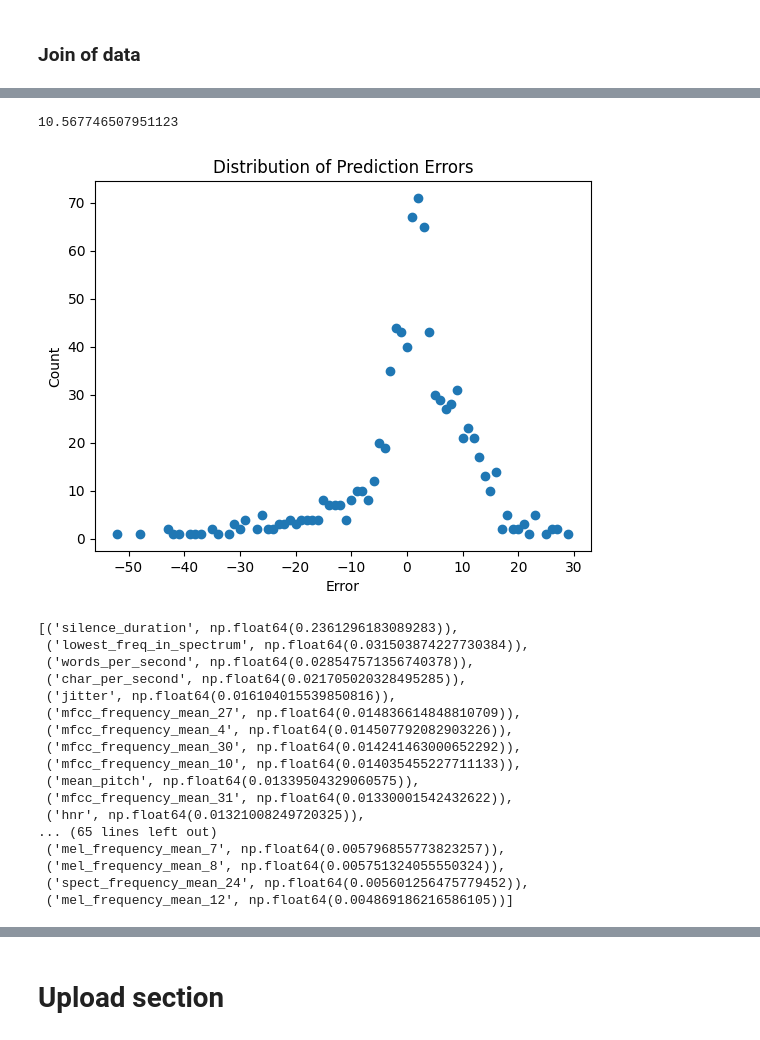
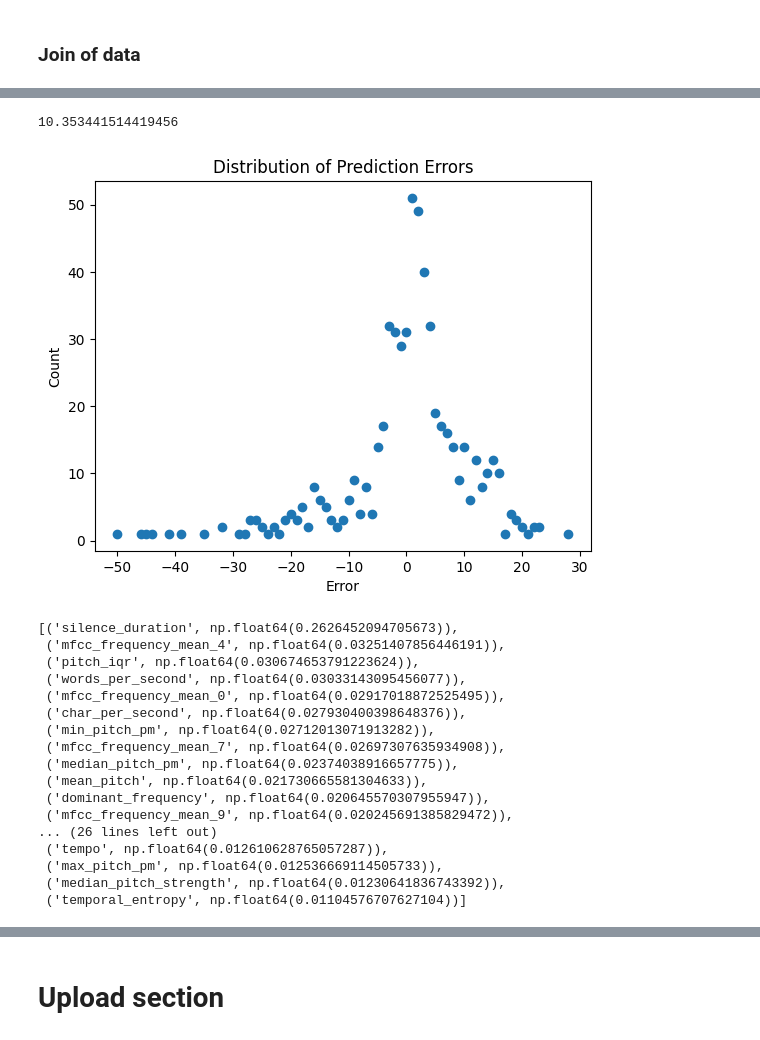
Before and after one commit to OTOTOTO02/Data-Science-Lab-process-and-methods-2024-25-WInter-Assignment, a Jupyter notebook: main.ipynb, the cells around one changed output, grey strips where cells are left out. Cells and saved outputs as stored; diff of their text form; code cells hidden in the pictures.

```diff
--- a/main.ipynb
+++ b/main.ipynb
@@ -1967,7 +1982,7 @@ X_train_val_df = step4_dev_norm_df.copy()
 
 forest = RandomForestRegressor(n_estimators=300, n_jobs=5, random_state=341967)
 
-X_train, X_val, y_train, y_val = train_test_split(X_train_val_df, ages_df, test_size=0.3, shuffle=True, random_state=341967)
+X_train, X_val, y_train, y_val = train_test_split(X_train_val_df, ages_df, test_size=0.2, shuffle=True, random_state=341967)
 
 forest.fit(X_train, y_train)
 y_pred = forest.predict(X_val)
@@ -2022,11 +2118,9 @@ imps
 # %%
-print(sum([imp for f, imp in imps[:81]]))
+print(sum([imp for f, imp in imps[:46]]))
 
-mean_imps = np.mean([imp for f, imp in imps])
-
-print(len([f for f, imp in imps if imp > mean_imps]))
-
-drop_features = [f for f,imp in imps[81:]]
+drop_features = [f for f,imp in imps[46:]]
+drop_features.remove('gender')
+print(len(drop_features))
 # drop_features.append('audio_length')
 drop_features
 # %% [output]
@@ -2058,19 +2141,19 @@ step4_eval_pruned_df = step4_eval_norm_df.drop(columns=drop_features, axis=1)
 # %%
 # let us try remove them
 X_train_val_df = step4_dev_pruned_df.copy()
 X_train_val_df = X_train_val_df
 
 forest_pruned = RandomForestRegressor(n_estimators=300, n_jobs=5, random_state=341967)
 
-X_train, X_val, y_train, y_val = train_test_split(X_train_val_df, ages_df, test_size=0.3, shuffle=True, random_state=341967)
+X_train, X_val, y_train, y_val = train_test_split(X_train_val_df, ages_df, test_size=0.2, shuffle=True, random_state=341967)
 
 forest_pruned.fit(X_train, y_train)
 y_pred = forest_pruned.predict(X_val)
 
 display(root_mean_squared_error(y_val, y_pred))
 
 _ = plot_error_distripution(y_pred, y_val, 0)
 #10.186472864996084
 # %% [output]
-10.567746507951123
+10.353441514419456
-[figure, old version]
+[figure, new version]
@@ -2077,23 +2168,23 @@ _ = plot_error_distripution(y_pred, y_val, 0)
 # %%
 sorted(zip(forest_pruned.feature_names_in_, forest_pruned.feature_importances_), key=lambda x:x[1] , reverse=True)
 # %% [output]
-[('silence_duration', np.float64(0.2361296183089283)),
- ('lowest_freq_in_spectrum', np.float64(0.031503874227730384)),
- ('words_per_second', np.float64(0.028547571356740378)),
- ('char_per_second', np.float64(0.021705020328495285)),
- ('jitter', np.float64(0.016104015539850816)),
- ('mfcc_frequency_mean_27', np.float64(0.014836614848810709)),
- ('mfcc_frequency_mean_4', np.float64(0.014507792082903226)),
- ('mfcc_frequency_mean_30', np.float64(0.014241463000652292)),
- ('mfcc_frequency_mean_10', np.float64(0.014035455227711133)),
- ('mean_pitch', np.float64(0.01339504329060575)),
- ('mfcc_frequency_mean_31', np.float64(0.01330001542432622)),
- ('hnr', np.float64(0.01321008249720325)),
-... (65 lines left out)
- ('mel_frequency_mean_7', np.float64(0.005796855773823257)),
- ('mel_frequency_mean_8', np.float64(0.005751324055550324)),
- ('spect_frequency_mean_24', np.float64(0.005601256475779452)),
- ('mel_frequency_mean_12', np.float64(0.004869186216586105))]
+[('silence_duration', np.float64(0.2626452094705673)),
+ ('mfcc_frequency_mean_4', np.float64(0.03251407856446191)),
+ ('pitch_iqr', np.float64(0.030674653791223624)),
+ ('words_per_second', np.float64(0.03033143095456077)),
+ ('mfcc_frequency_mean_0', np.float64(0.02917018872525495)),
+ ('char_per_second', np.float64(0.027930400398648376)),
+ ('min_pitch_pm', np.float64(0.02712013071913282)),
+ ('mfcc_frequency_mean_7', np.float64(0.02697307635934908)),
+ ('median_pitch_pm', np.float64(0.02374038916657775)),
+ ('mean_pitch', np.float64(0.021730665581304633)),
+ ('dominant_frequency', np.float64(0.020645570307955947)),
+ ('mfcc_frequency_mean_9', np.float64(0.020245691385829472)),
+... (26 lines left out)
+ ('tempo', np.float64(0.012610628765057287)),
+ ('max_pitch_pm', np.float64(0.012536669114505733)),
+ ('median_pitch_strength', np.float64(0.01230641836743392)),
+ ('temporal_entropy', np.float64(0.01104576707627104))]
 # %%
 X_train_male, X_train_female = split_gender(step4_dev_norm_df)
 ages_male, ages_female = split_ages(step4_dev_norm_df, ages_df)
```
Also changed, not shown: parts of 13 cells of this notebook, 1 other file.
